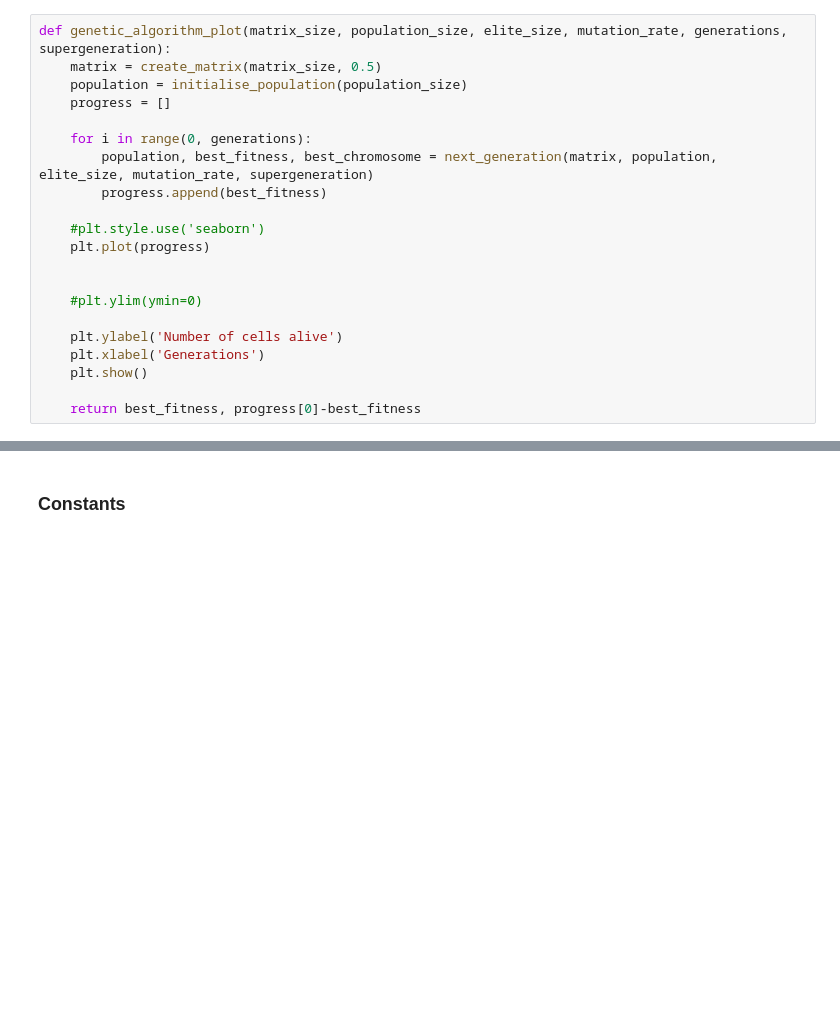
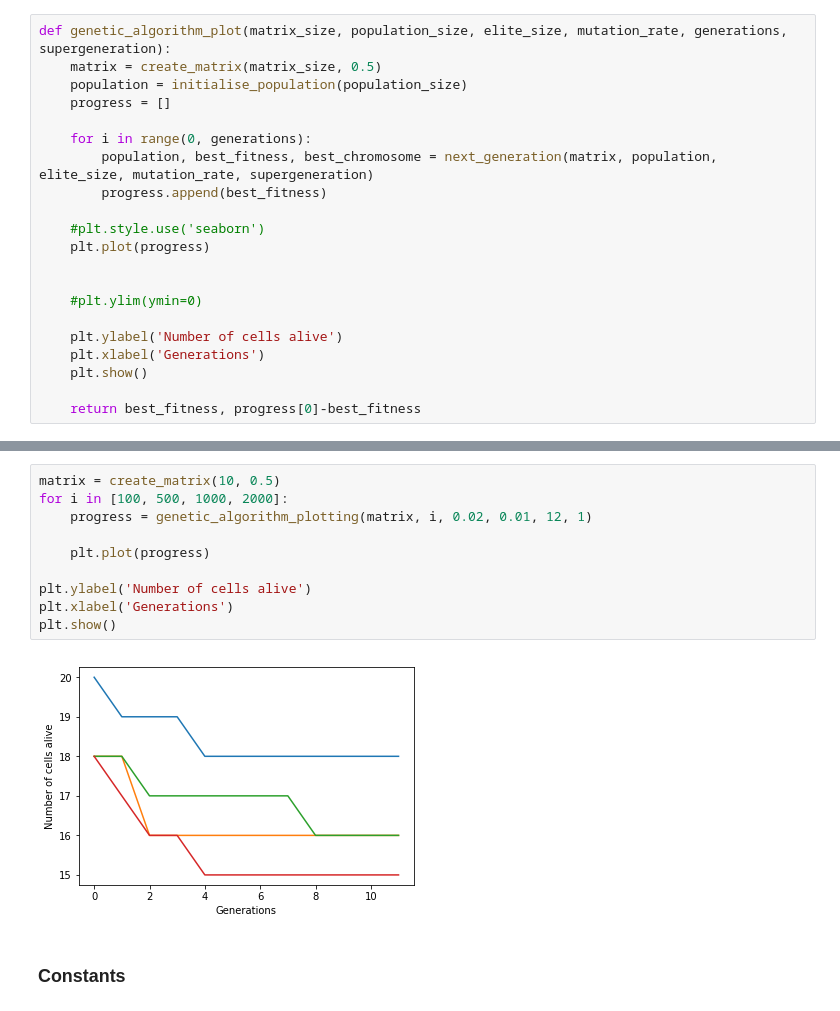
Before and after one commit to prat8897/DataCompression, a Jupyter notebook: Iter_GA-improvements.ipynb, the cells around one changed output, grey strips where cells are left out. Drawn from its saved outputs; the diff is of its cells as text; blank space fills up the shorter version.

```diff
--- a/Iter_GA-improvements.ipynb
+++ b/Iter_GA-improvements.ipynb
@@ -479,3 +492,15 @@ def genetic_algorithm_plot(matrix_size, population_size, elite_size, mutation_ra
+# %%
+matrix = create_matrix(10, 0.5)
+for i in [100, 500, 1000, 2000]:
+    progress = genetic_algorithm_plotting(matrix, i, 0.02, 0.01, 12, 1)
+
+    plt.plot(progress)
+
+plt.ylabel('Number of cells alive')
+plt.xlabel('Generations')
+plt.show()
+# %% [output]
+[figure, added]
 # %% [markdown]
 ### Constants
 # %%
```
Also changed, not shown: parts of 14 cells of this notebook, 1 other file.
